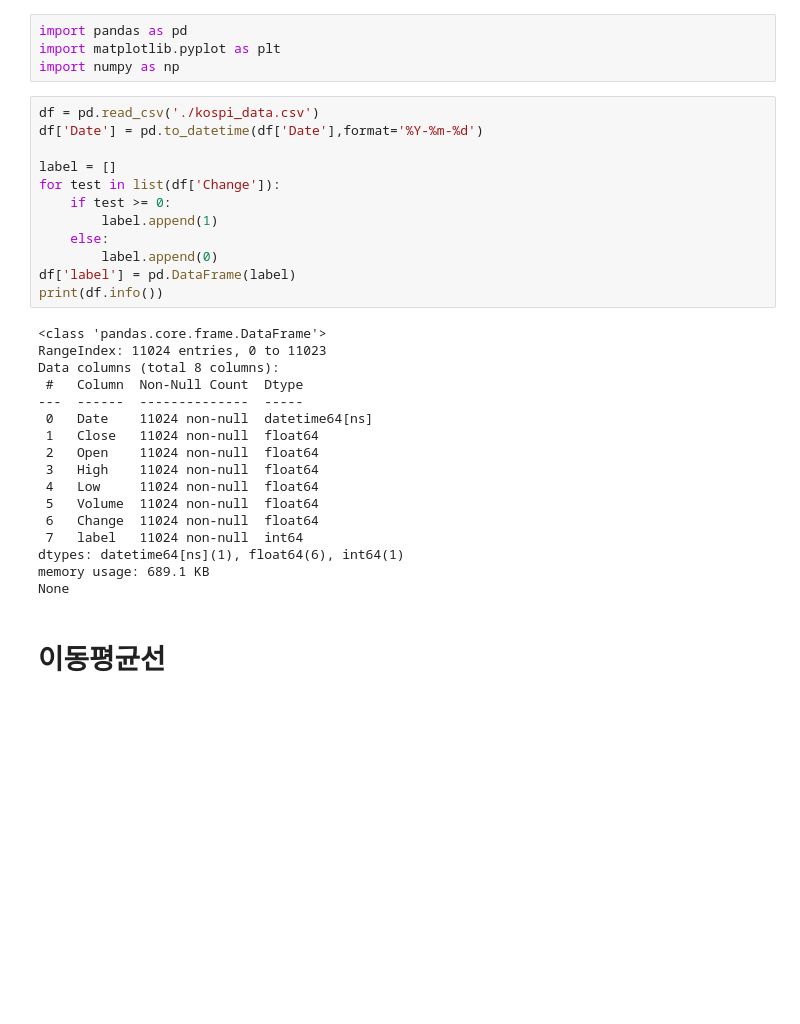
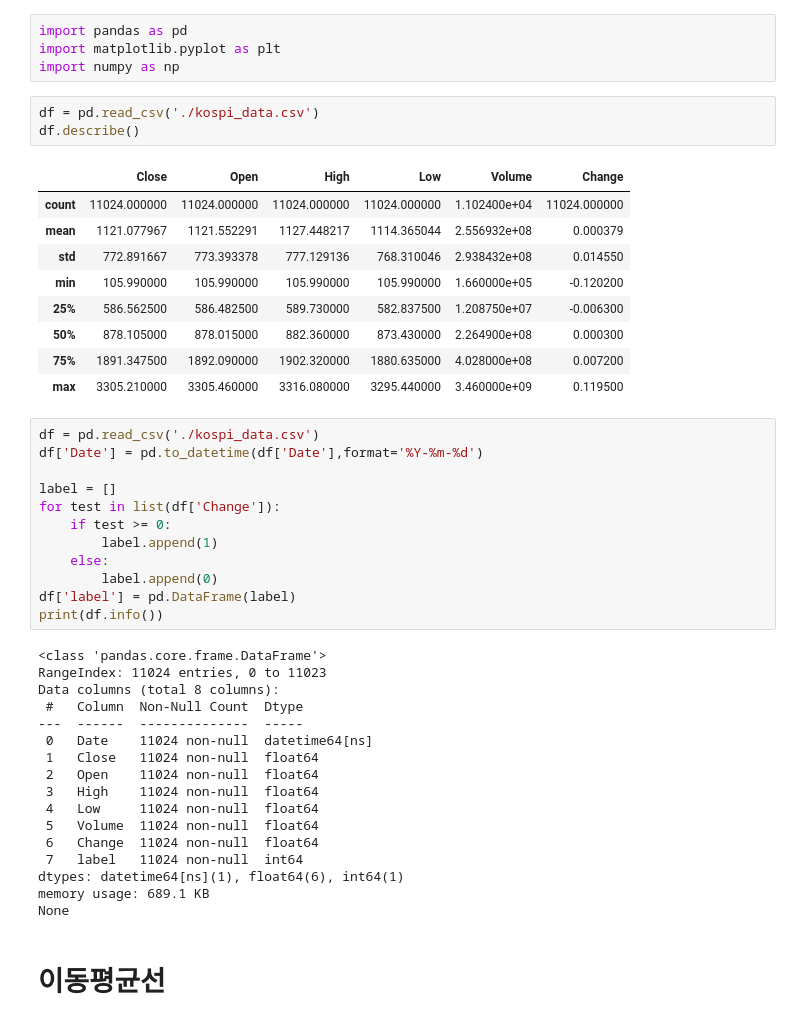
Before and after one commit to jjh0987/MyProject, a Jupyter notebook: pythonProject/dacon/monthly_dacon/Untitled.ipynb, the cells around one changed output. Cells and saved outputs as stored; diff of their text form; blank space fills up the shorter version.

```diff
--- a/pythonProject/dacon/monthly_dacon/Untitled.ipynb
+++ b/pythonProject/dacon/monthly_dacon/Untitled.ipynb
@@ -2,35 +2,48 @@
 import pandas as pd
 import matplotlib.pyplot as plt
 import numpy as np
-# %%
-df = pd.read_csv('./kospi_data.csv')
-df['Date'] = pd.to_datetime(df['Date'],format='%Y-%m-%d')
-
-label = []
-for test in list(df['Change']):
-    if test >= 0:
-        label.append(1)
-    else:
-        label.append(0)
-df['label'] = pd.DataFrame(label)
-print(df.info())
-# %% [output]
-<class 'pandas.core.frame.DataFrame'>
-RangeIndex: 11024 entries, 0 to 11023
-Data columns (total 8 columns):
- #   Column  Non-Null Count  Dtype
----  ------  --------------  -----
- 0   Date    11024 non-null  datetime64[ns]
- 1   Close   11024 non-null  float64
- 2   Open    11024 non-null  float64
- 3   High    11024 non-null  float64
- 4   Low     11024 non-null  float64
- 5   Volume  11024 non-null  float64
- 6   Change  11024 non-null  float64
- 7   label   11024 non-null  int64
-dtypes: datetime64[ns](1), float64(6), int64(1)
-memory usage: 689.1 KB
-None
+# %%
+df = pd.read_csv('./kospi_data.csv')
+df.describe()
+# %% [output]
+|  | Close | Open | High | Low | Volume | Change |
+| count | 11024.000000 | 11024.000000 | 11024.000000 | 11024.000000 | 1.102400e+04 | 11024.000000 |
+| mean | 1121.077967 | 1121.552291 | 1127.448217 | 1114.365044 | 2.556932e+08 | 0.000379 |
+| std | 772.891667 | 773.393378 | 777.129136 | 768.310046 | 2.938432e+08 | 0.014550 |
+| min | 105.990000 | 105.990000 | 105.990000 | 105.990000 | 1.660000e+05 | -0.120200 |
+| 25% | 586.562500 | 586.482500 | 589.730000 | 582.837500 | 1.208750e+07 | -0.006300 |
+| 50% | 878.105000 | 878.015000 | 882.360000 | 873.430000 | 2.264900e+08 | 0.000300 |
+| 75% | 1891.347500 | 1892.090000 | 1902.320000 | 1880.635000 | 4.028000e+08 | 0.007200 |
+| max | 3305.210000 | 3305.460000 | 3316.080000 | 3295.440000 | 3.460000e+09 | 0.119500 |
+# %%
+df = pd.read_csv('./kospi_data.csv')
+df['Date'] = pd.to_datetime(df['Date'],format='%Y-%m-%d')
+
+label = []
+for test in list(df['Change']):
+    if test >= 0:
+        label.append(1)
+    else:
+        label.append(0)
+df['label'] = pd.DataFrame(label)
+print(df.info())
+# %% [output]
+<class 'pandas.core.frame.DataFrame'>
+RangeIndex: 11024 entries, 0 to 11023
+Data columns (total 8 columns):
+ #   Column  Non-Null Count  Dtype
+---  ------  --------------  -----
+ 0   Date    11024 non-null  datetime64[ns]
+ 1   Close   11024 non-null  float64
+ 2   Open    11024 non-null  float64
+ 3   High    11024 non-null  float64
+ 4   Low     11024 non-null  float64
+ 5   Volume  11024 non-null  float64
+ 6   Change  11024 non-null  float64
+ 7   label   11024 non-null  int64
+dtypes: datetime64[ns](1), float64(6), int64(1)
+memory usage: 689.1 KB
+None
 # %% [markdown]
 # 이동평균선
 # %%
```
Also changed, not shown: parts of 17 cells of this notebook, 3 other files.
